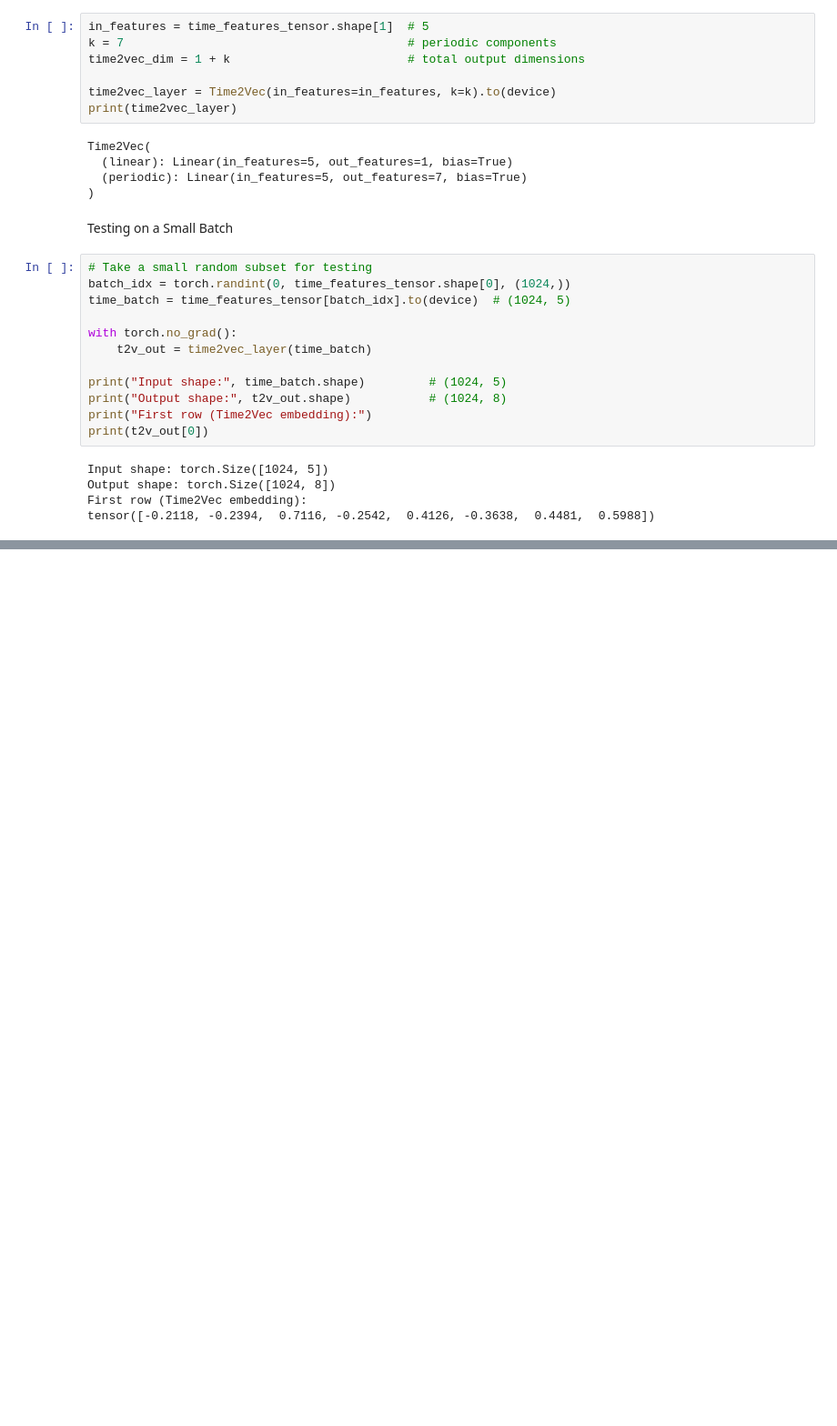
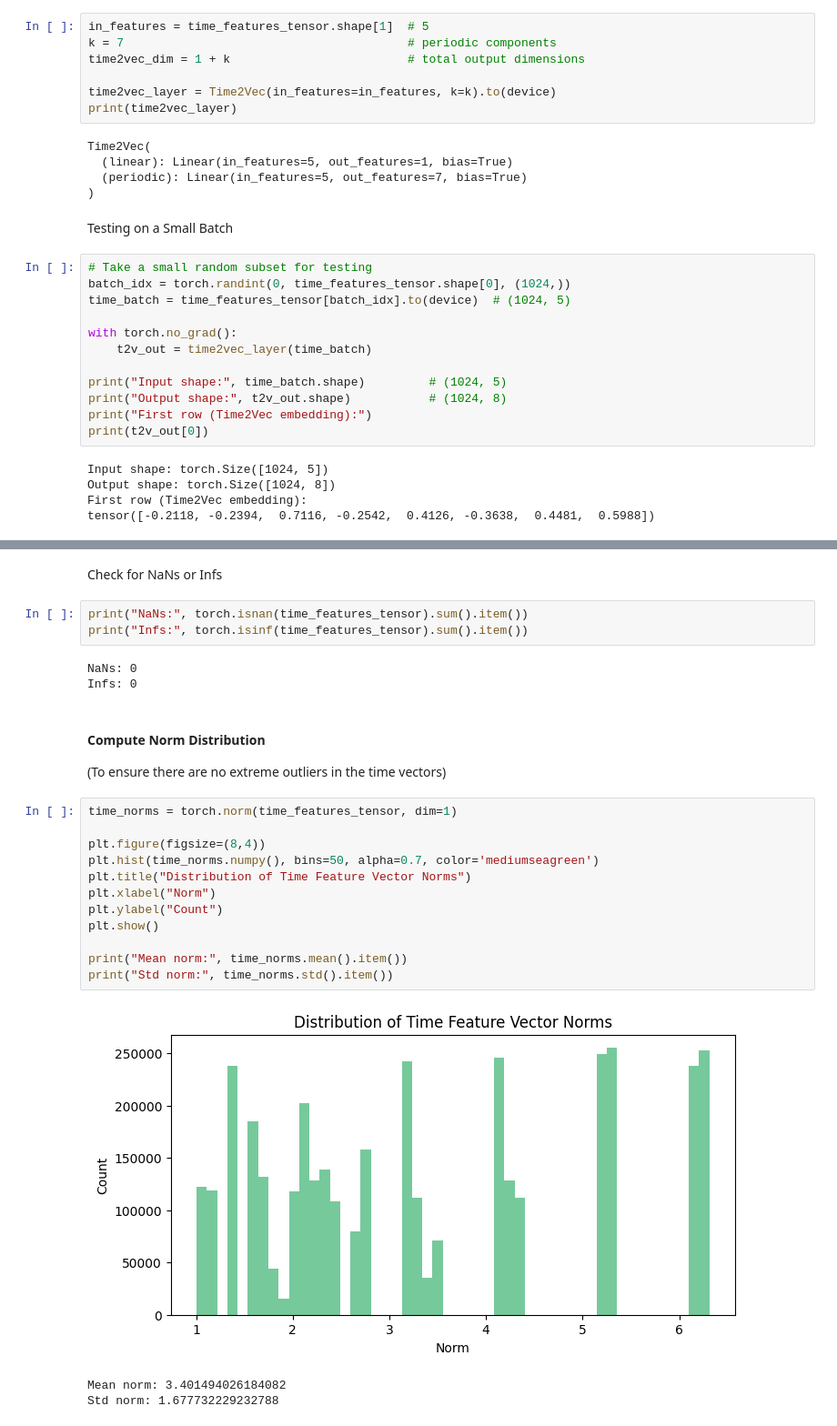
Before and after one commit to sheebaboy33/ColdFusionX, a Jupyter notebook: notebooks/05_time_encoder.ipynb, the cells around one changed output, grey strips where cells are left out. Shown: that part at 91% size. Cells and saved outputs as stored; diff of their text form; blank space fills up the shorter version.

Commit message:
encoding: complete time encoder with feature tensor, completing the encoding process and milestone one

```diff
--- a/notebooks/05_time_encoder.ipynb
+++ b/notebooks/05_time_encoder.ipynb
@@ -344,0 +373,27 @@ tensor([-0.2118, -0.2394,  0.7116, -0.2542,  0.4126, -0.3638,  0.4481,  0.5988])
+# %% [markdown]
+Check for NaNs or Infs
+# %%
+print("NaNs:", torch.isnan(time_features_tensor).sum().item())
+print("Infs:", torch.isinf(time_features_tensor).sum().item())
+# %% [output]
+NaNs: 0
+Infs: 0
+# %% [markdown]
+#### Compute Norm Distribution
+(To ensure there are no extreme outliers in the time vectors)
+# %%
+time_norms = torch.norm(time_features_tensor, dim=1)
+
+plt.figure(figsize=(8,4))
+plt.hist(time_norms.numpy(), bins=50, alpha=0.7, color='mediumseagreen')
+plt.title("Distribution of Time Feature Vector Norms")
+plt.xlabel("Norm")
+plt.ylabel("Count")
+plt.show()
+
+print("Mean norm:", time_norms.mean().item())
+print("Std norm:", time_norms.std().item())
+# %% [output]
+[figure, added]
+Mean norm: 3.401494026184082
+Std norm: 1.677732229232788
```
Also changed, not shown: parts of 17 cells of this notebook.
